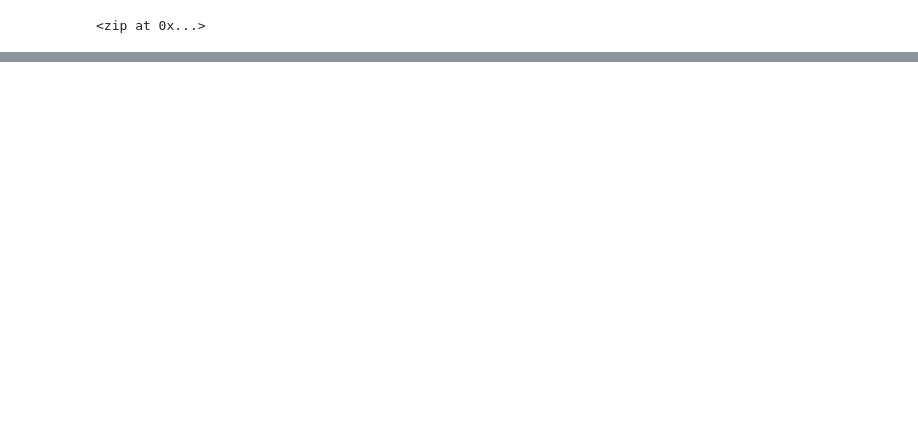
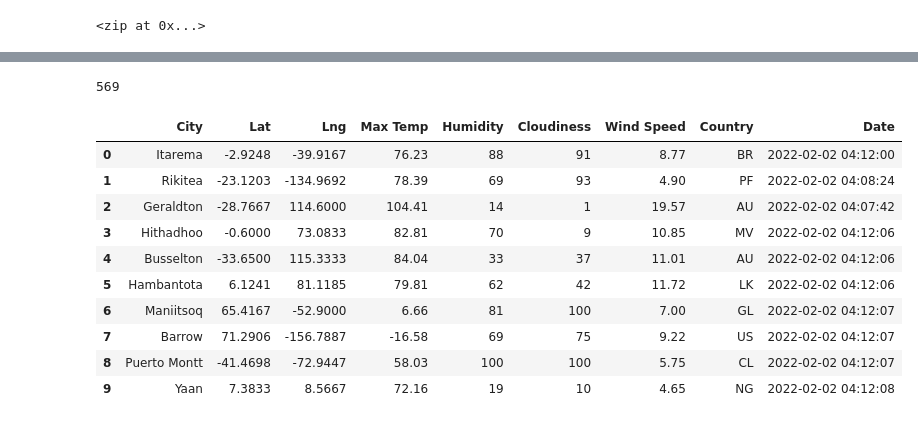
Before and after one commit to LauraZJ/World_Weather_Analysis, a Jupyter notebook: WeatherPy.ipynb, the cells around one changed output, grey strips where cells are left out. Drawn from its saved outputs; the diff is of its cells as text; code cells hidden in the pictures; blank space fills up the shorter version.

```diff
--- a/WeatherPy.ipynb
+++ b/WeatherPy.ipynb
@@ -32,0 +131,20 @@ len(cities)
+# %%
+len(city_data)
+# %% [output]
+569
+# %%
+# Convert the array of dictionaries to a Pandas DataFrame.
+city_data_df = pd.DataFrame(city_data)
+city_data_df.head(10)
+# %% [output]
+|  | City | Lat | Lng | Max Temp | Humidity | Cloudiness | Wind Speed | Country | Date |
+| 0 | Itarema | -2.9248 | -39.9167 | 76.23 | 88 | 91 | 8.77 | BR | 2022-02-02 04:12:00 |
+| 1 | Rikitea | -23.1203 | -134.9692 | 78.39 | 69 | 93 | 4.90 | PF | 2022-02-02 04:08:24 |
+| 2 | Geraldton | -28.7667 | 114.6000 | 104.41 | 14 | 1 | 19.57 | AU | 2022-02-02 04:07:42 |
+| 3 | Hithadhoo | -0.6000 | 73.0833 | 82.81 | 70 | 9 | 10.85 | MV | 2022-02-02 04:12:06 |
+| 4 | Busselton | -33.6500 | 115.3333 | 84.04 | 33 | 37 | 11.01 | AU | 2022-02-02 04:12:06 |
+| 5 | Hambantota | 6.1241 | 81.1185 | 79.81 | 62 | 42 | 11.72 | LK | 2022-02-02 04:12:06 |
+| 6 | Maniitsoq | 65.4167 | -52.9000 | 6.66 | 81 | 100 | 7.00 | GL | 2022-02-02 04:12:07 |
+| 7 | Barrow | 71.2906 | -156.7887 | -16.58 | 69 | 75 | 9.22 | US | 2022-02-02 04:12:07 |
+| 8 | Puerto Montt | -41.4698 | -72.9447 | 58.03 | 100 | 100 | 5.75 | CL | 2022-02-02 04:12:07 |
+| 9 | Yaan | 7.3833 | 8.5667 | 72.16 | 19 | 10 | 4.65 | NG | 2022-02-02 04:12:08 |
```
Also changed, not shown: parts of 8 cells of this notebook, 3 other files.
